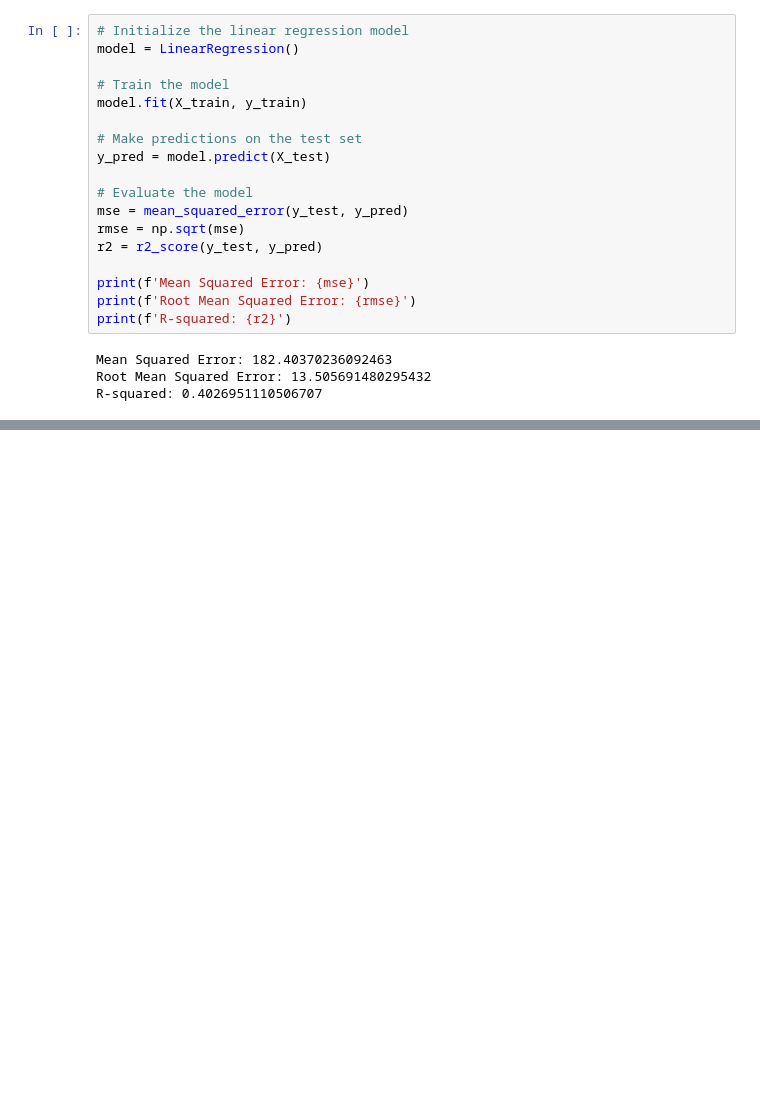
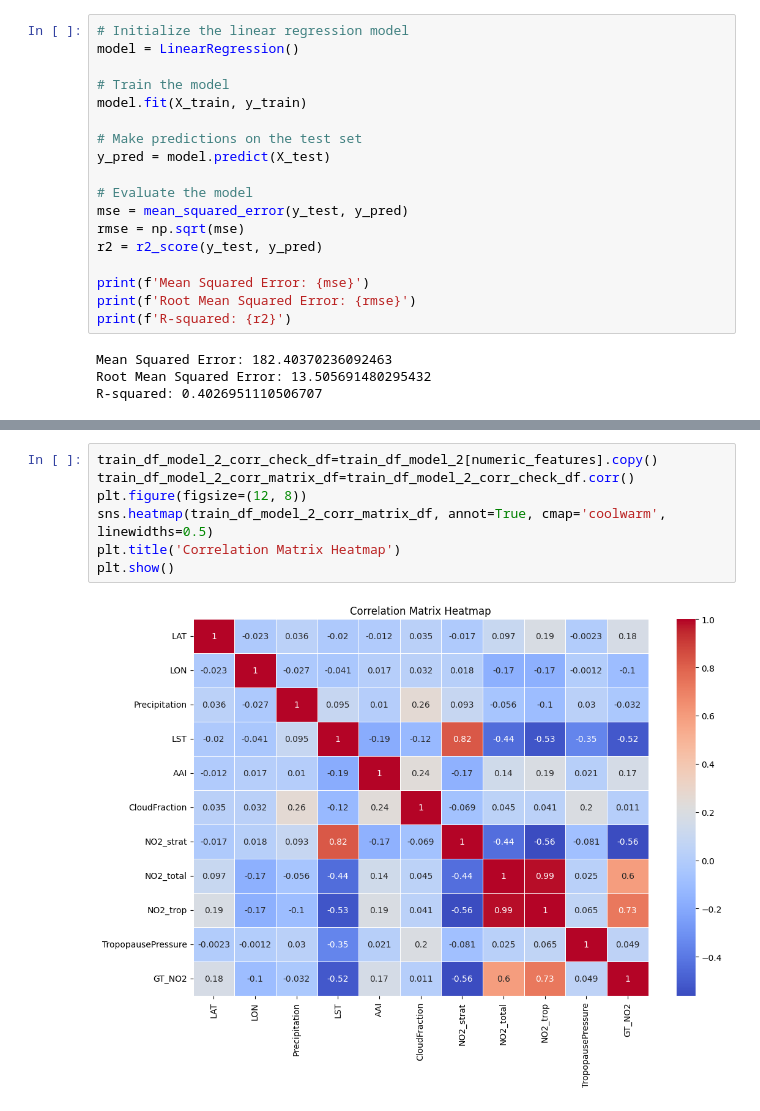
Before and after one commit to Anurag163/GeoAI_Ground_level_NO2_Zindi-, a Jupyter notebook: Pred_Model.ipynb, the cells around one changed output, grey strips where cells are left out. Drawn from its saved outputs; the diff is of its cells as text; blank space fills up the shorter version.

```diff
--- a/Pred_Model.ipynb
+++ b/Pred_Model.ipynb
@@ -91,0 +383,9 @@ R-squared: 0.4026951110506707
+# %%
+train_df_model_2_corr_check_df=train_df_model_2[numeric_features].copy()
+train_df_model_2_corr_matrix_df=train_df_model_2_corr_check_df.corr()
+plt.figure(figsize=(12, 8))
+sns.heatmap(train_df_model_2_corr_matrix_df, annot=True, cmap='coolwarm', linewidths=0.5)
+plt.title('Correlation Matrix Heatmap')
+plt.show()
+# %% [output]
+[figure, added]
```
Also changed, not shown: parts of 11 cells of this notebook, 1 other file.
